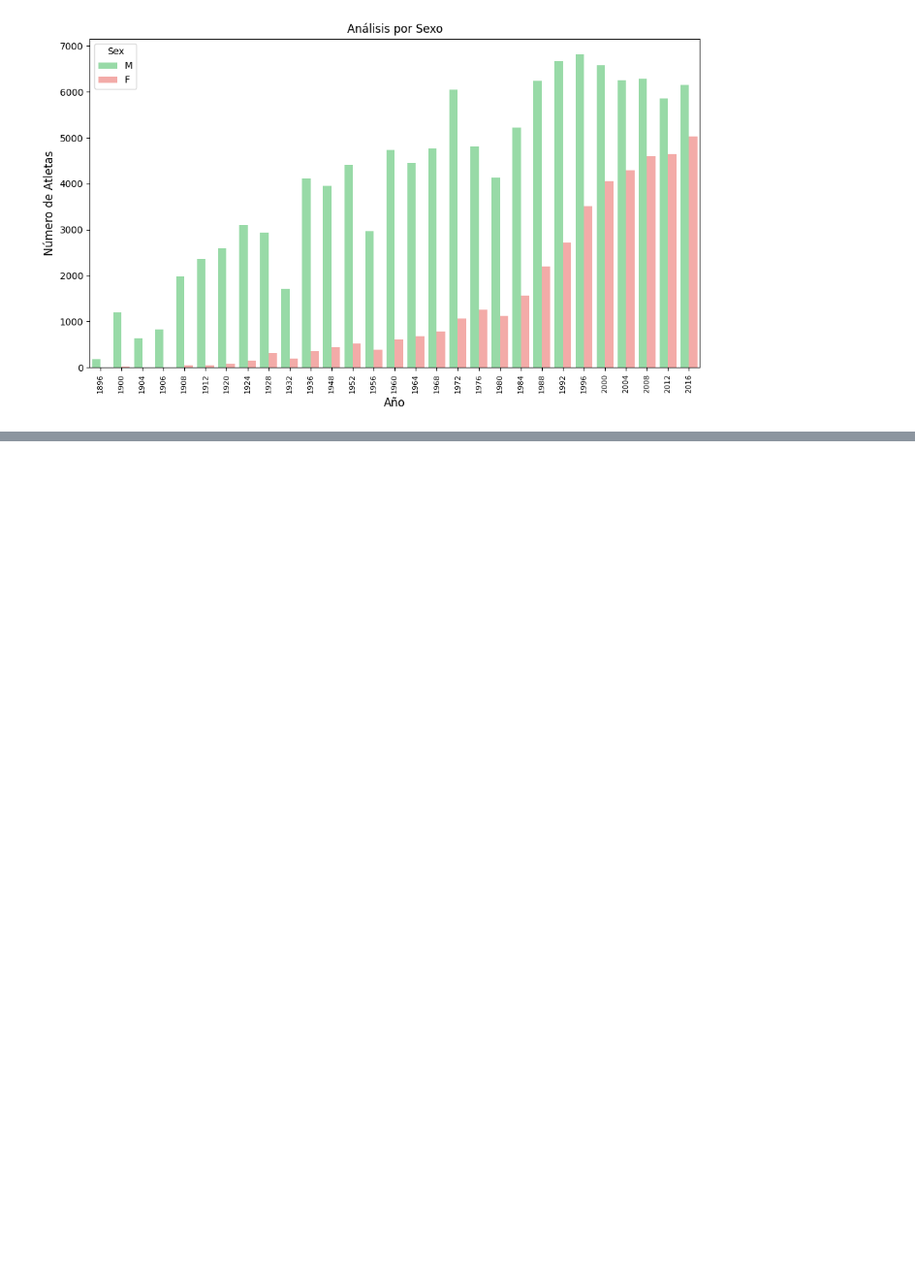
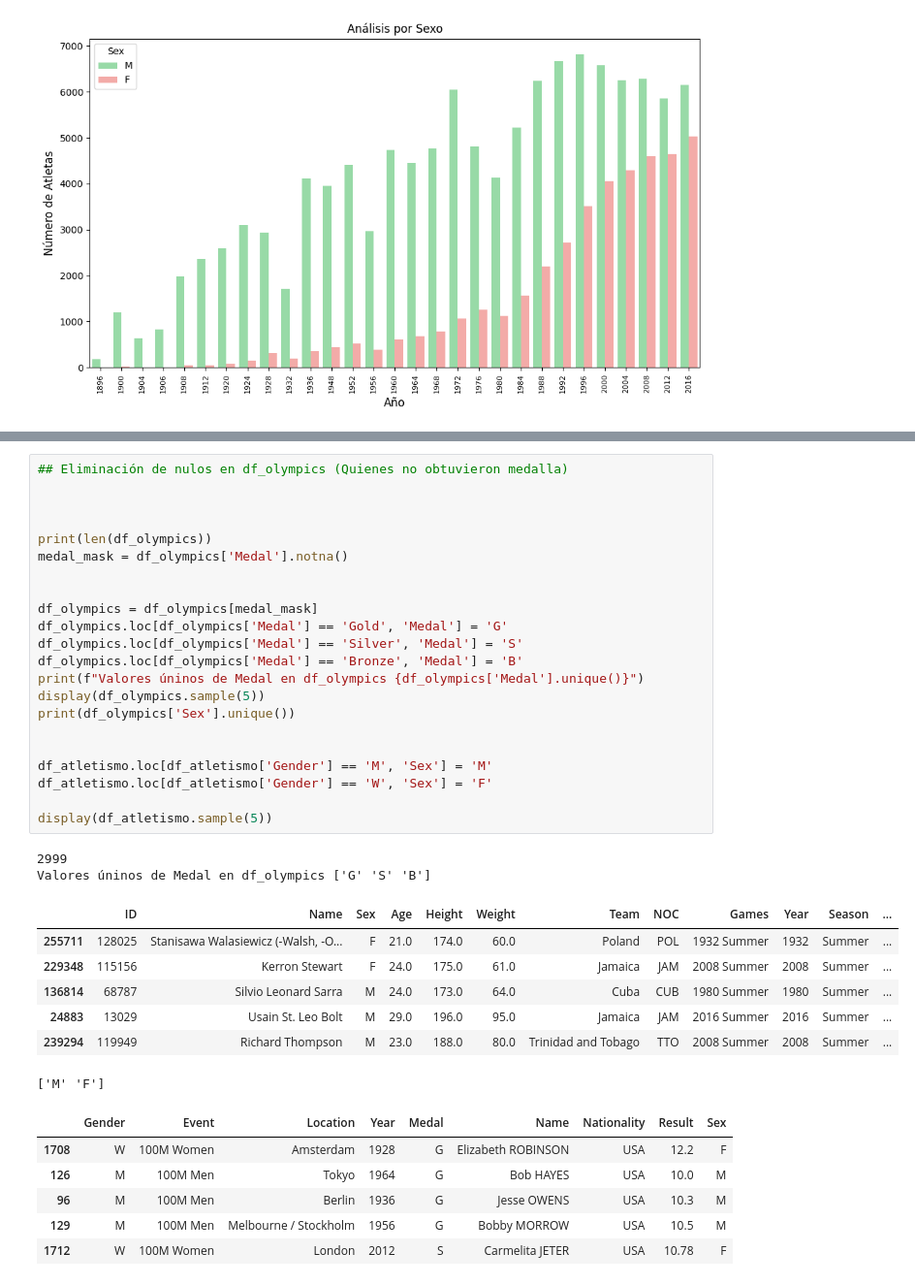
Before and after one commit to fresvel/04EPPY_A02, a Jupyter notebook: 04EPPY_Act02.ipynb, the cells around one changed output, grey strips where cells are left out. Shown at 97% size. Drawn from its saved outputs; the diff is of its cells as text; blank space fills up the shorter version.

```diff
--- a/04EPPY_Act02.ipynb
+++ b/04EPPY_Act02.ipynb
@@ -250,0 +312,38 @@ plt.tight_layout()
+# %%
+## Eliminación de nulos en df_olympics (Quienes no obtuvieron medalla)
+
+
+
+print(len(df_olympics))
+medal_mask = df_olympics['Medal'].notna()
+
+
+df_olympics = df_olympics[medal_mask]
+df_olympics.loc[df_olympics['Medal'] == 'Gold', 'Medal'] = 'G'
+df_olympics.loc[df_olympics['Medal'] == 'Silver', 'Medal'] = 'S'
+df_olympics.loc[df_olympics['Medal'] == 'Bronze', 'Medal'] = 'B'
+print(f"Valores úninos de Medal en df_olympics {df_olympics['Medal'].unique()}")
+display(df_olympics.sample(5))
+print(df_olympics['Sex'].unique())
+
+
+df_atletismo.loc[df_atletismo['Gender'] == 'M', 'Sex'] = 'M'
+df_atletismo.loc[df_atletismo['Gender'] == 'W', 'Sex'] = 'F'
+
+display(df_atletismo.sample(5))
+# %% [output]
+2999
+Valores úninos de Medal en df_olympics ['G' 'S' 'B']
+|  | ID | Name | Sex | Age | Height | Weight | Team | NOC | Games | Year | Season | ... |
+| 255711 | 128025 | Stanisawa Walasiewicz (-Walsh, -O... | F | 21.0 | 174.0 | 60.0 | Poland | POL | 1932 Summer | 1932 | Summer | ... |
+| 229348 | 115156 | Kerron Stewart | F | 24.0 | 175.0 | 61.0 | Jamaica | JAM | 2008 Summer | 2008 | Summer | ... |
+| 136814 | 68787 | Silvio Leonard Sarra | M | 24.0 | 173.0 | 64.0 | Cuba | CUB | 1980 Summer | 1980 | Summer | ... |
+| 24883 | 13029 | Usain St. Leo Bolt | M | 29.0 | 196.0 | 95.0 | Jamaica | JAM | 2016 Summer | 2016 | Summer | ... |
+| 239294 | 119949 | Richard Thompson | M | 23.0 | 188.0 | 80.0 | Trinidad and Tobago | TTO | 2008 Summer | 2008 | Summer | ... |
+['M' 'F']
+|  | Gender | Event | Location | Year | Medal | Name | Nationality | Result | Sex |
+| 1708 | W | 100M Women | Amsterdam | 1928 | G | Elizabeth ROBINSON | USA | 12.2 | F |
+| 126 | M | 100M Men | Tokyo | 1964 | G | Bob HAYES | USA | 10.0 | M |
+| 96 | M | 100M Men | Berlin | 1936 | G | Jesse OWENS | USA | 10.3 | M |
+| 129 | M | 100M Men | Melbourne / Stockholm | 1956 | G | Bobby MORROW | USA | 10.5 | M |
+| 1712 | W | 100M Women | London | 2012 | S | Carmelita JETER | USA | 10.78 | F |
```
Also changed, not shown: parts of 12 cells of this notebook, 2 other files.
